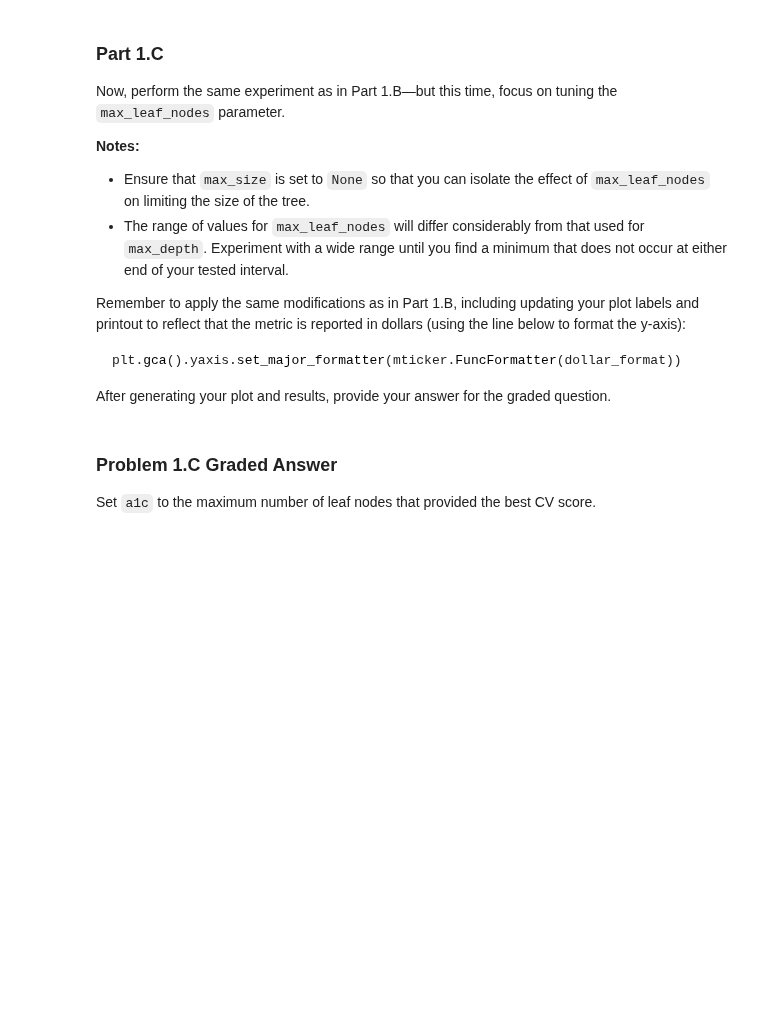
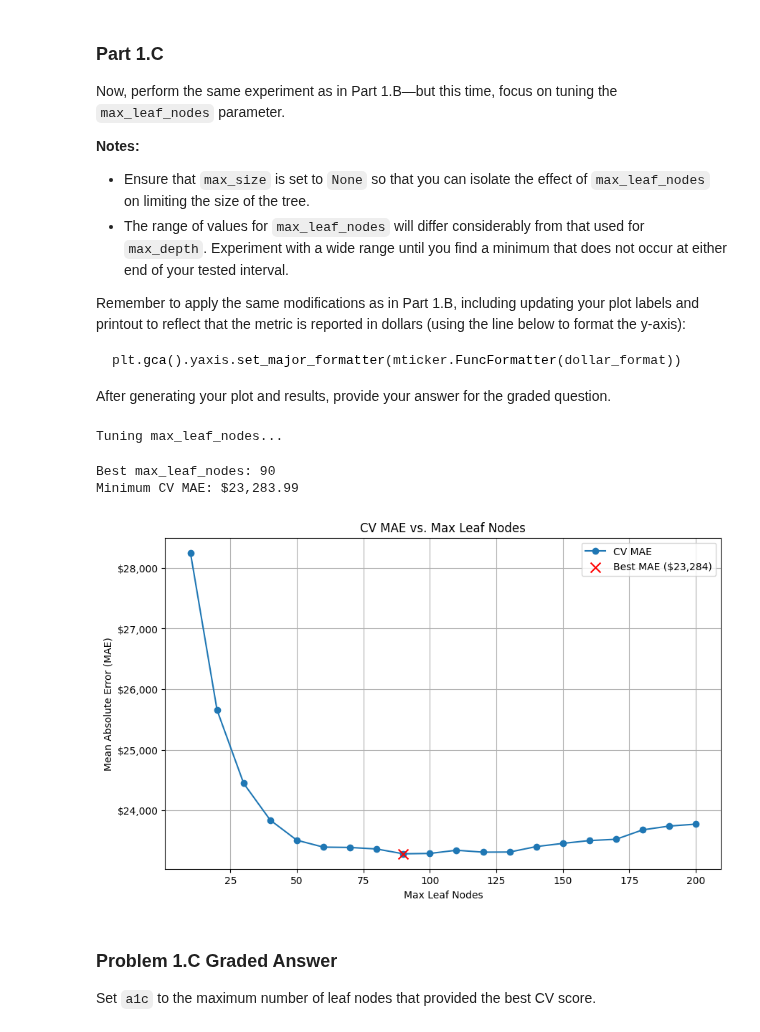
Before and after one commit to waysnyder/Module-3-Assignments, a Jupyter notebook: Homework_06.ipynb, the cells around one changed output. Saved outputs shown, nothing was run; the diff lists cells and outputs as text; code cells hidden in the pictures; blank space fills up the shorter version.

```diff
--- a/Homework_06.ipynb
+++ b/Homework_06.ipynb
@@ -279,3 +332,57 @@ After generating your plot and results, provide your answer for the graded quest
+# %%
+# Your code here
+
+# Define the parameter name and the list of values to test.
+param_leaf = 'max_leaf_nodes'
+leaf_nodes_range = np.arange(10, 201, 10) # Test from 10 to 200 with a step of 10.
+
+# List to store the results (MAE scores for leaf nodes).
+maes_leaf = []
+
+print(f"Tuning {param_leaf}...")
+# Use tqdm for a progress bar.
+for nodes_value in tqdm(leaf_nodes_range):
+    # The wrapper function handles CV and MAE scoring.
+    # We set max_depth=None to isolate the effect of max_leaf_nodes.
+    mae = run_decision_tree_regressor(X_train,
+                                        y_train,
+                                        max_depth=None,
+                                        max_leaf_nodes=nodes_value, # Apply the current parameter value.
+                                        random_state=random_seed)
+    maes_leaf.append(mae)
+
+# Find the minimum MAE value from the list.
+min_mae_leaf = min(maes_leaf)
+
+# Find the index of that minimum value.
+min_index_leaf = maes_leaf.index(min_mae_leaf)
+
+# Get the best parameter value for max_leaf_nodes using the index.
+best_leaf_nodes_value = leaf_nodes_range[min_index_leaf]
+
+print(f"\nBest {param_leaf}: {best_leaf_nodes_value}")
+print(f"Minimum CV MAE: ${min_mae_leaf:,.2f}")
+
+# Visualize the results.
+plt.figure(figsize=(10, 6))
+plt.plot(leaf_nodes_range, maes_leaf, marker='o', linestyle='-', label='CV MAE')
+plt.title(f'CV MAE vs. {param_leaf.replace("_", " ").title()}')
+plt.xlabel(param_leaf.replace("_", " ").title())
+plt.ylabel('Mean Absolute Error (MAE)')
+plt.grid(True)
+
+# Mark the point with the lowest MAE using the specific variables.
+plt.scatter(best_leaf_nodes_value, min_mae_leaf, marker='x', color='red', s=100, zorder=5, label=f'Best MAE (${min_mae_leaf:,.0f})')
+
+# Format the y-axis labels as dollars.
+plt.gca().yaxis.set_major_formatter(mticker.FuncFormatter(dollar_format))
+plt.legend()
+plt.show()
+# %% [output]
+Tuning max_leaf_nodes...
+Best max_leaf_nodes: 90
+Minimum CV MAE: $23,283.99
+[figure, added]
 # %% [markdown]
 ### Problem 1.C Graded Answer
 
```
Also changed, not shown: parts of 34 cells of this notebook, 4 other files.
